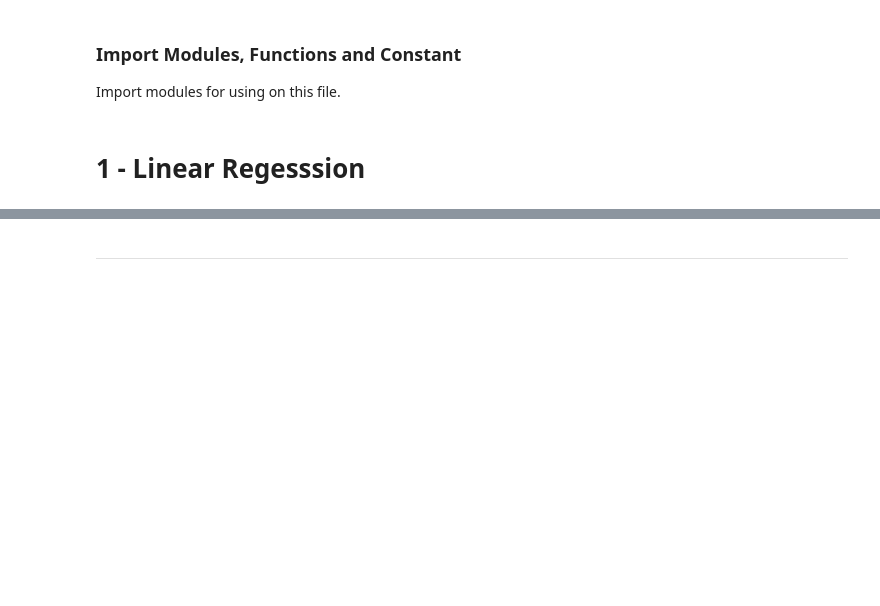
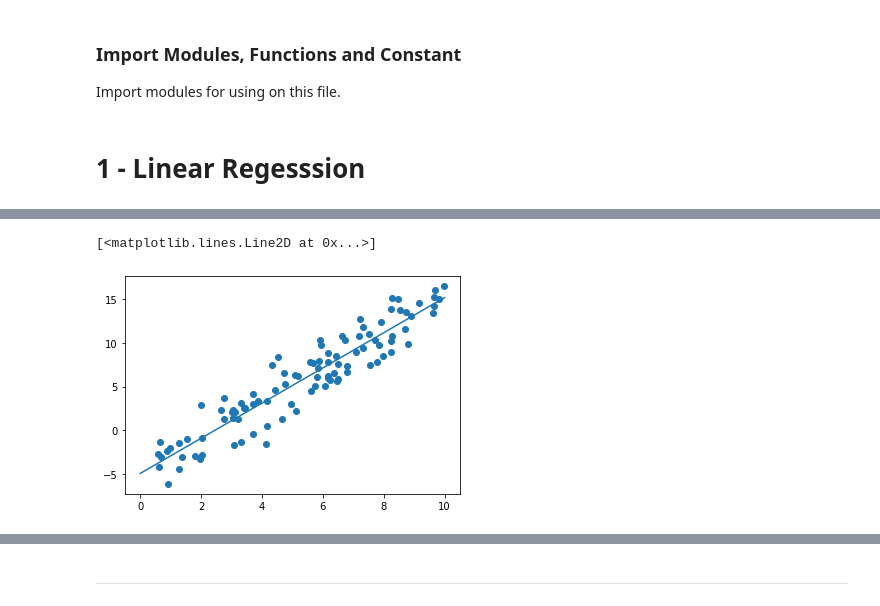
Before and after one commit to biodatlab/egbe609, a Jupyter notebook: notebooks/egbe606-lecture1-intro-ml.ipynb, the cells around one changed output, grey strips where cells are left out. Saved outputs shown, nothing was run; the diff lists cells and outputs as text; code cells hidden in the pictures; blank space fills up the shorter version.

```diff
--- a/notebooks/egbe606-lecture1-intro-ml.ipynb
+++ b/notebooks/egbe606-lecture1-intro-ml.ipynb
@@ -68,4 +72,7 @@ yfit = model.predict(xfit[:, np.newaxis])
 # %%
-plt.scatter(X, Y)
-plt.plot(xfit, yfit)
+plt.scatter(X, y)
+plt.plot(x_fit, y_fit)
+# %% [output]
+[<matplotlib.lines.Line2D at 0x...>]
+[figure, added]
 # %%
```
Also changed, not shown: parts of 27 cells of this notebook, 4 other files.
